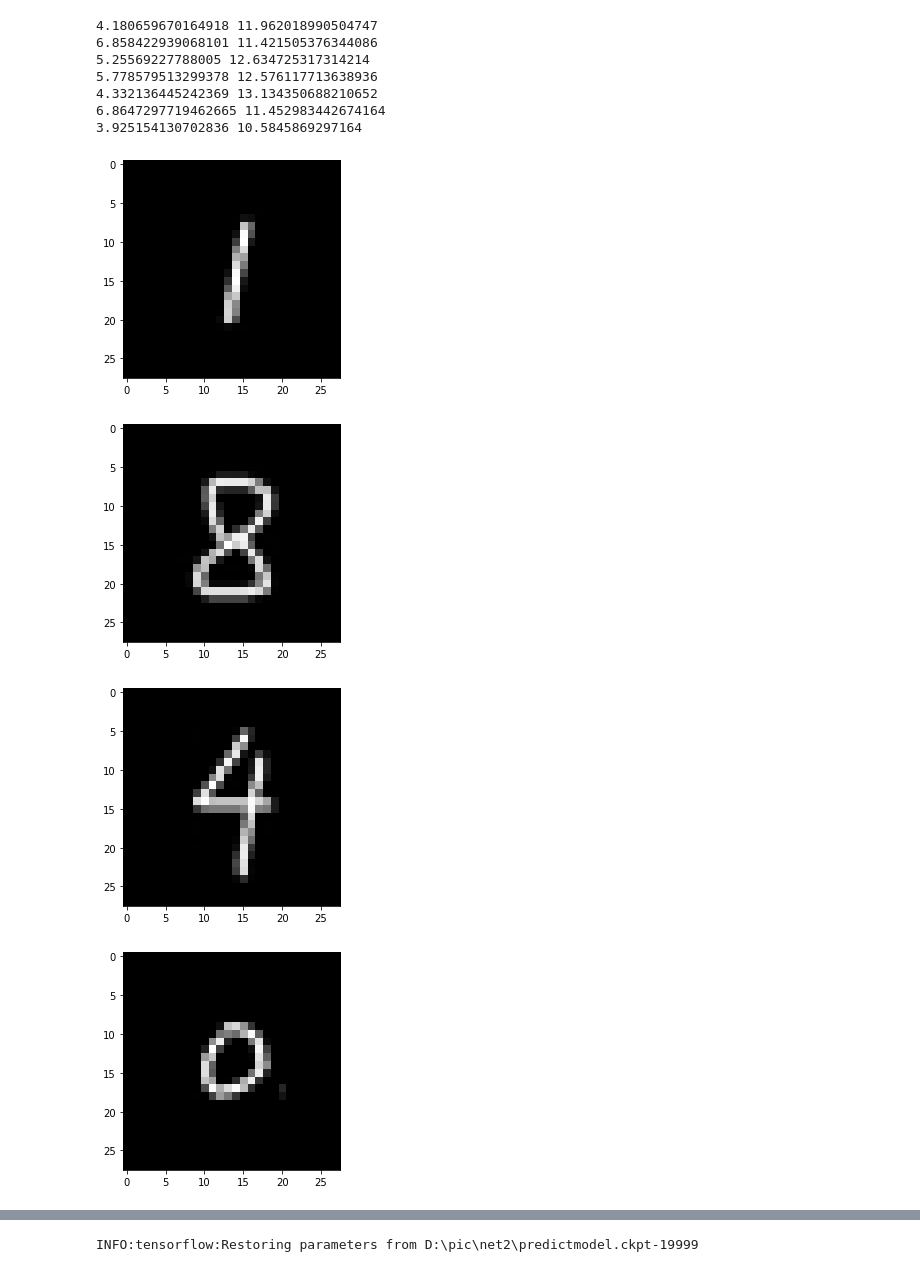
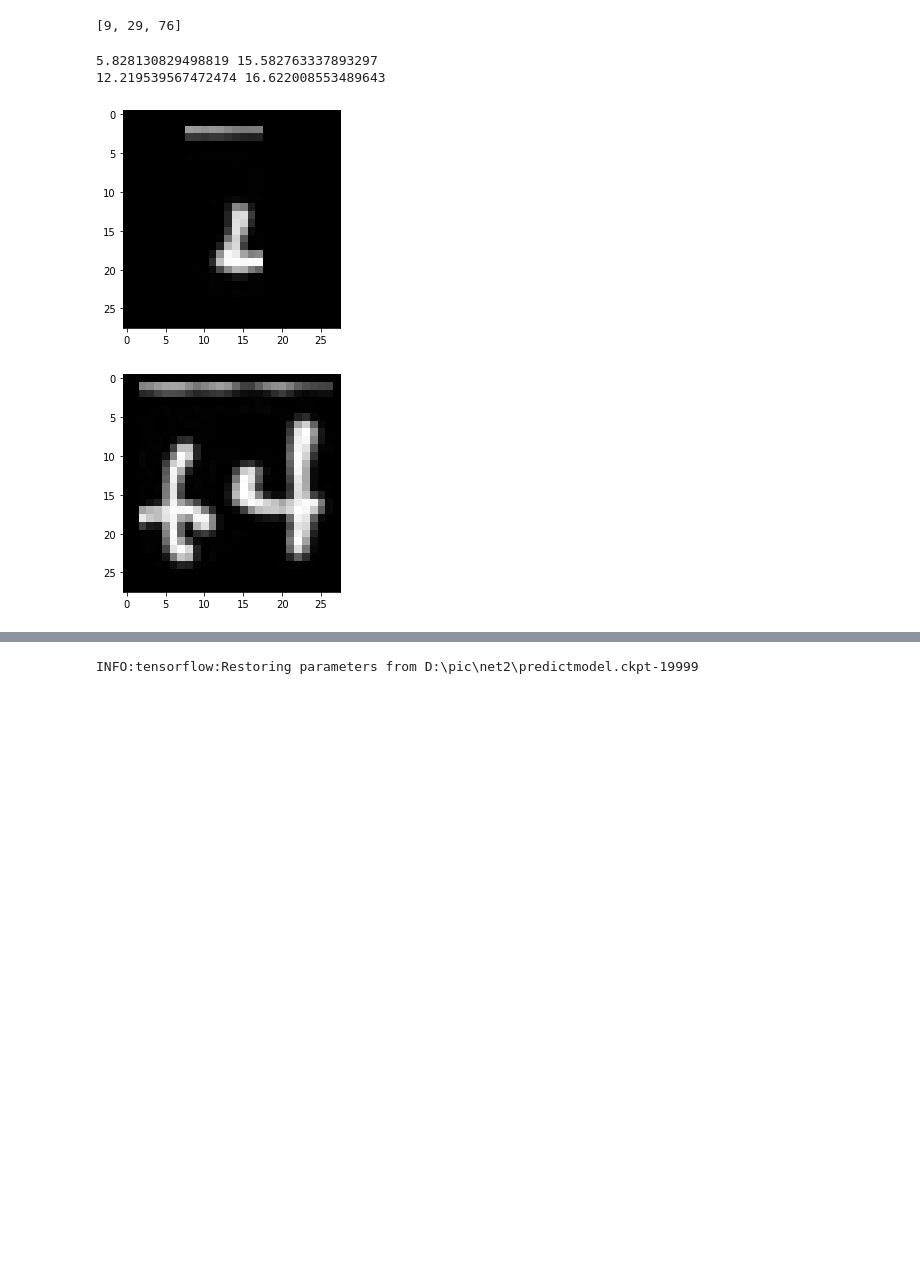
Before and after one commit to pengyang486868/shtnum, a Jupyter notebook: rec2.ipynb, the cells around one changed output, grey strips where cells are left out. Drawn from its saved outputs; the diff is of its cells as text; code cells hidden in the pictures; blank space fills up the shorter version.

```diff
--- a/rec2.ipynb
+++ b/rec2.ipynb
@@ -4,15 +4,15 @@ import numpy as np
 import matplotlib.pyplot as plt
 from PIL import Image
 
-path = r'D:\pic'
+path = r'D:\pic\splits'
 # %%
 # imraw = plt.imread(os.path.join(path, 'recf.jpg'))
 
-im = Image.open(os.path.join(path, r'simple.jpg'))
+im = Image.open(os.path.join(path, r'10-4.jpg'))
 
 # w, h = im.size
 # im.thumbnail((w, 28))
-imraw = np.array(im)[:, :, 0]
+imraw = np.array(im)#[:, :, 0]
 
 plt.imshow(imraw, cmap=plt.cm.gray)
 plt.show()
@@ -121,3 +106,17 @@ splits
+# %%
+n = 3
+midarr = splits[1:-1]
+
+sortedval_splits = np.argsort(list((map(lambda x: vvec[x], midarr))))
+
+sortedval_splits = np.where(sortedval_splits < n - 2)[0]
+
+midarr = list(map(lambda x: midarr[x], sortedval_splits))
+
+splits = [splits[0]] + midarr + [splits[-1]]
+splits
+# %% [output]
+[9, 29, 76]
 # %%
 from PIL import ImageOps
 
@@ -129,46 +128,39 @@ for i in range(len(splits) - 1):
     #     continue
     curimg = im.crop((splits[i], 0, splits[i + 1], hnum))
     curimg.thumbnail((100, regsize))
-    arrayed = np.array(curimg)[:, :, 0]
+    arrayed = np.array(curimg)#[:, :, 0]
     factor = 255 / np.max(arrayed)
     arrayed = 255 - arrayed * factor
     curimg = Image.fromarray(arrayed)
     # curimg.show()
 
     # 求重心
     curw = arrayed.shape[1]
     sumxw = 0
     sumyw = 0
     sumw = 0
     for i in range(regsize):
         for j in range(curw):
             sumxw += j * arrayed[i][j]
             sumyw += i * arrayed[i][j]
             sumw += arrayed[i][j]
     xcenter = sumxw / sumw
     ycenter = sumyw / sumw
     print(xcenter, ycenter)
     # leftpadding = int((regsize - curw) / 2)
     # rightpadding = regsize - curw - leftpadding
     padcurimg = curimg.crop((xcenter - regsize / 2,
                              ycenter - regsize / 2,
                              xcenter + regsize / 2,
                              ycenter + regsize / 2))
 
     splitted_im.append(np.array(padcurimg))
 
 for img in splitted_im:
     plt.imshow(img, cmap=plt.cm.gray)
     plt.show()
 # %% [output]
-4.180659670164918 11.962018990504747
-6.858422939068101 11.421505376344086
-5.25569227788005 12.634725317314214
-5.778579513299378 12.576117713638936
-4.332136445242369 13.134350688210652
-6.8647297719462665 11.452983442674164
-3.925154130702836 10.5845869297164
+5.828130829498819 15.582763337893297
+12.219539567472474 16.622008553489643
-[figure, old version]
+[figure, new version]
-[figure, old version]
+[figure, new version]
-[figure, removed]
-[figure, removed]
```
Also changed, not shown: parts of 9 cells of this notebook, 3 other files.
